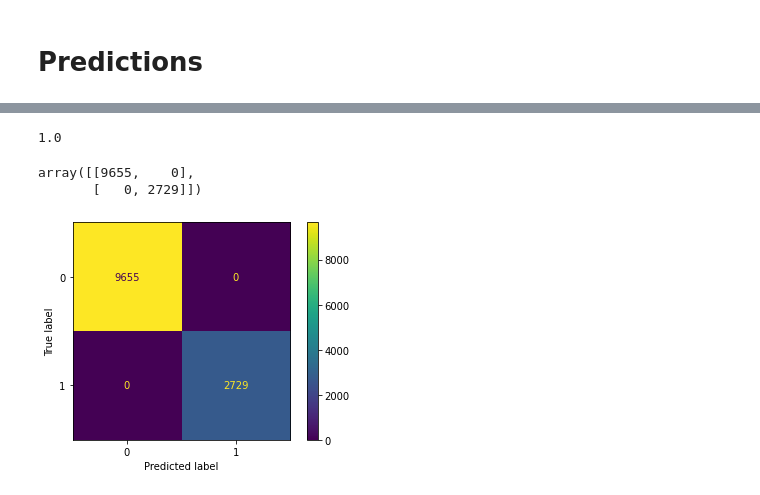
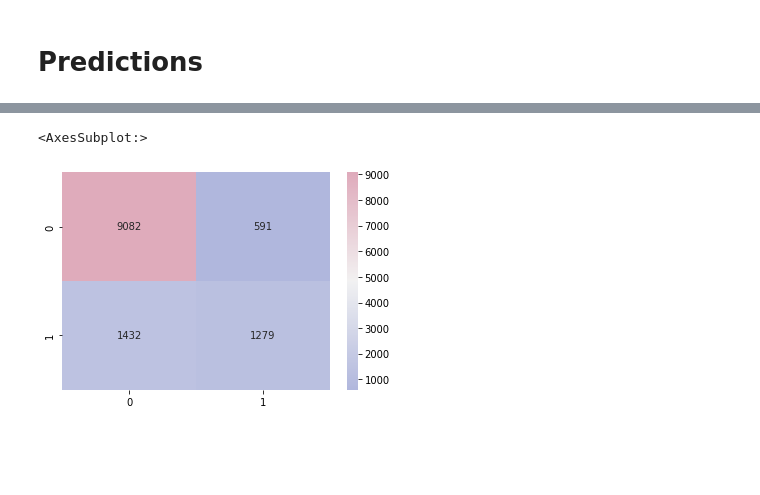
Before and after one commit to rebecacortez/Rain_Project, a Jupyter notebook: Rain.ipynb, the cells around one changed output, grey strips where cells are left out. Drawn from its saved outputs; the diff is of its cells as text; code cells hidden in the pictures; blank space fills up the shorter version.

```diff
--- a/Rain.ipynb
+++ b/Rain.ipynb
@@ -110,15 +140,7 @@ tree.score(X_test,y_test)
-# %%
-tree.score(X_train,y_train)
-# %% [output]
-1.0
 # %%
 from sklearn.metrics import plot_confusion_matrix, confusion_matrix
-confusion_matrix(y_test, tree.predict(X_test))
+cmap1 = sns.diverging_palette(260,-10,s=50, l=75, n=5, as_cmap=True)
+sns.heatmap(confusion_matrix(y_test, tree.predict(X_test)),cmap=cmap1, annot=True, fmt='g')
 # %% [output]
-array([[9655,    0],
-       [   0, 2729]])
+<AxesSubplot:>
+[figure, added]
-# %%
-plot_confusion_matrix(tree, X_test, y_test, values_format='.0f')
-plt.grid(False)
-# %% [output]
-[figure, removed]
```
Also changed, not shown: parts of 16 cells of this notebook.
